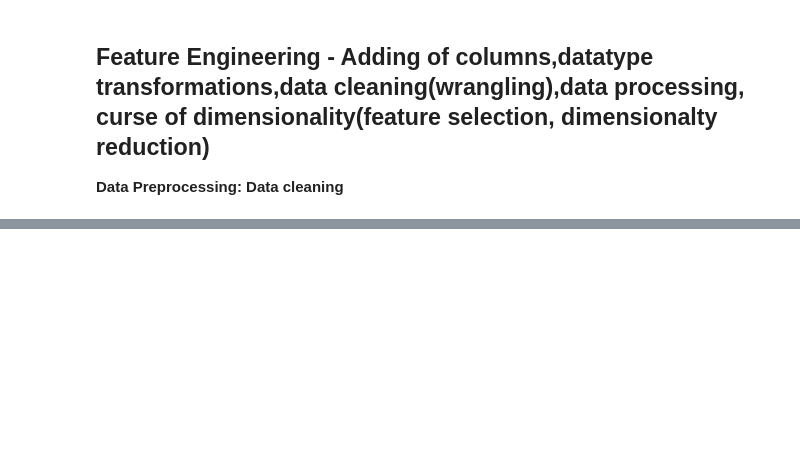
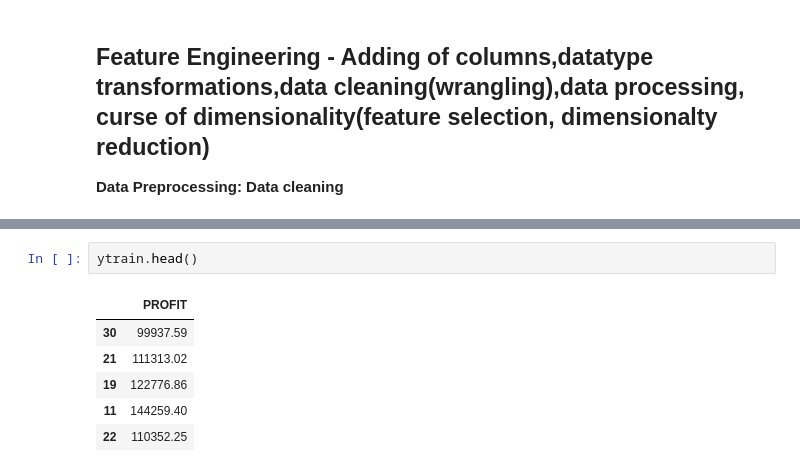
Before and after one commit to kavaderohan2005-netizen/ML-Project, a Jupyter notebook: Linear Regression/Simple Linear Regression.ipynb, the cells around one changed output, grey strips where cells are left out. Saved outputs shown, nothing was run; the diff lists cells and outputs as text; blank space fills up the shorter version.

```diff
--- a/Linear Regression/Simple Linear Regression.ipynb
+++ b/Linear Regression/Simple Linear Regression.ipynb
@@ -103,0 +156,9 @@ y.head()
+# %%
+ytrain.head()
+# %% [output]
+|  | PROFIT |
+| 30 | 99937.59 |
+| 21 | 111313.02 |
+| 19 | 122776.86 |
+| 11 | 144259.40 |
+| 22 | 110352.25 |
```
Also changed, not shown: parts of 24 cells of this notebook.
